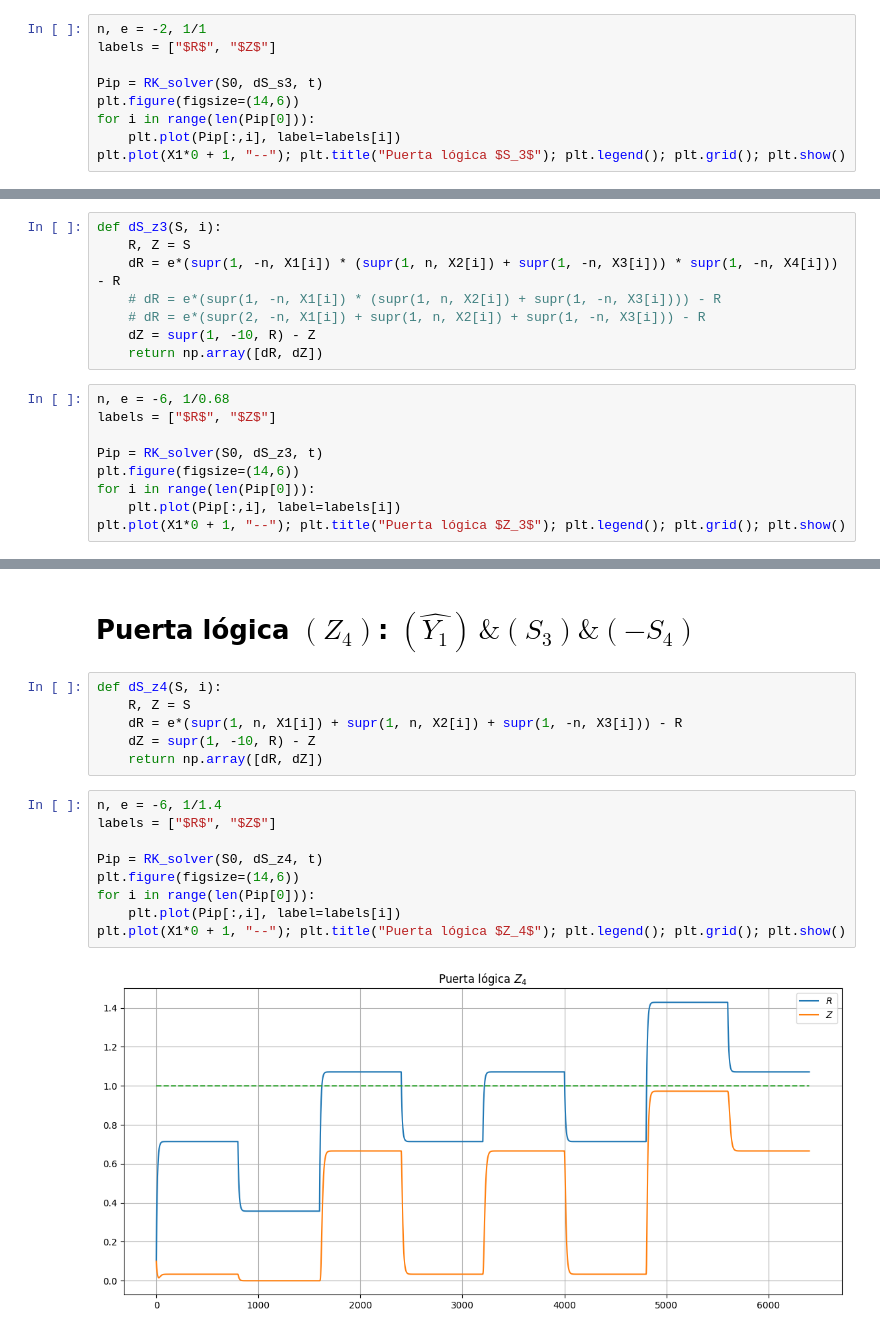
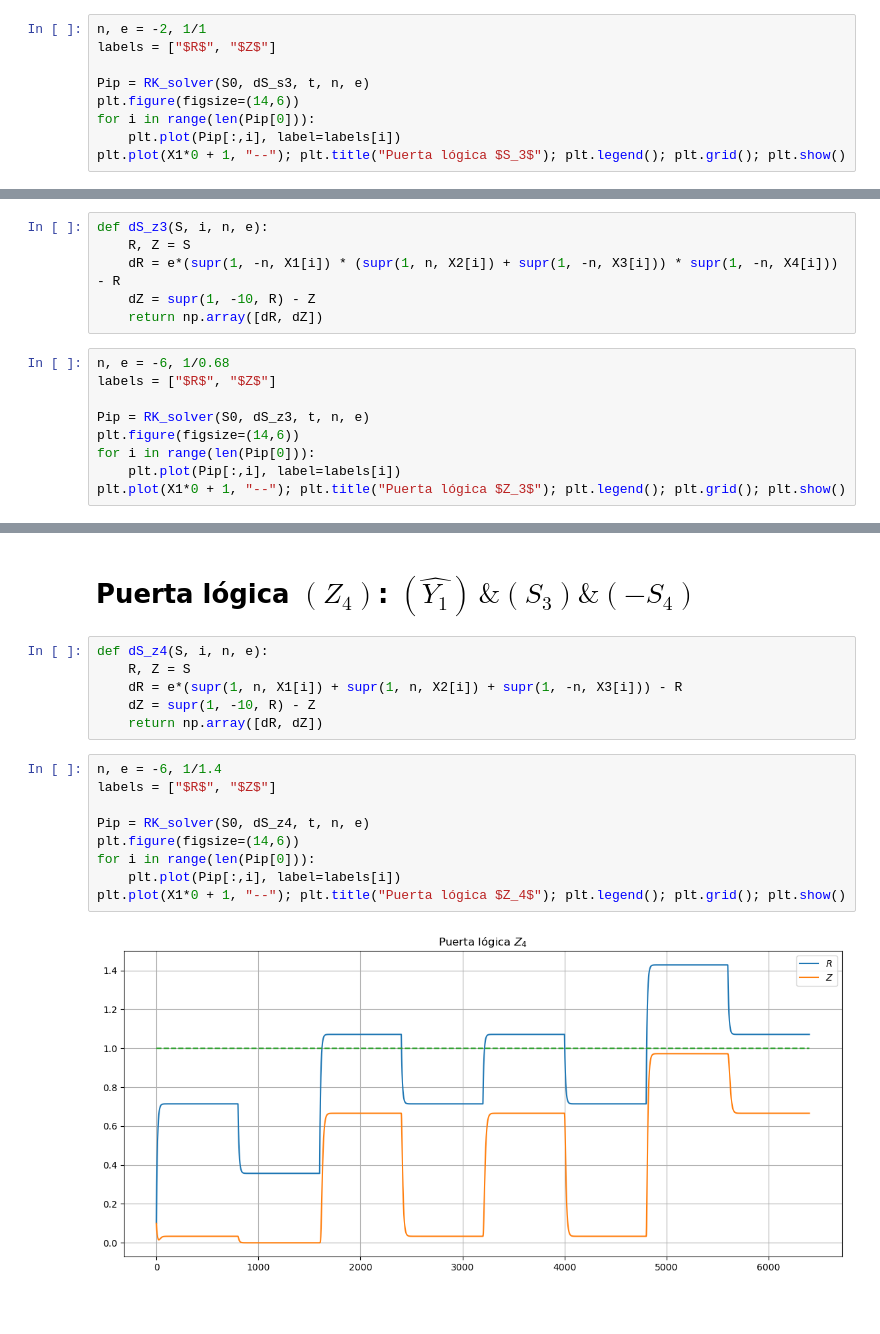
Before and after one commit to joshbrx/biomath_model, a Jupyter notebook: Simulaciones/puertas_logicas.ipynb, the cells around one changed output, grey strips where cells are left out. Saved outputs shown, nothing was run; the diff lists cells and outputs as text; blank space fills up the shorter version.

```diff
--- a/Simulaciones/puertas_logicas.ipynb
+++ b/Simulaciones/puertas_logicas.ipynb
@@ -217,7 +217,7 @@ def dS_s3(S, i):
 n, e = -2, 1/1
 labels = ["$R$", "$Z$"]
 
-Pip = RK_solver(S0, dS_s3, t)
+Pip = RK_solver(S0, dS_s3, t, n, e)
 plt.figure(figsize=(14,6))
 for i in range(len(Pip[0])):
     plt.plot(Pip[:,i], label=labels[i])
@@ -227,18 +227,16 @@ plt.plot(X1*0 + 1, "--"); plt.title("Puerta lógica $S_3$"); plt.legend(); plt.g
 # %% [markdown]
 # Puerta lógica $(Z_3)$: $(-S_3\ )\ \&\ (\ S_2\ |-S_4\ )\ \&\ (-Z_3\ )$
 # %%
-def dS_z3(S, i):
+def dS_z3(S, i, n, e):
     R, Z = S
     dR = e*(supr(1, -n, X1[i]) * (supr(1, n, X2[i]) + supr(1, -n, X3[i])) * supr(1, -n, X4[i])) - R
-    # dR = e*(supr(1, -n, X1[i]) * (supr(1, n, X2[i]) + supr(1, -n, X3[i]))) - R
-    # dR = e*(supr(2, -n, X1[i]) + supr(1, n, X2[i]) + supr(1, -n, X3[i])) - R
     dZ = supr(1, -10, R) - Z
     return np.array([dR, dZ])
 # %%
 n, e = -6, 1/0.68
 labels = ["$R$", "$Z$"]
 
-Pip = RK_solver(S0, dS_z3, t)
+Pip = RK_solver(S0, dS_z3, t, n, e)
 plt.figure(figsize=(14,6))
 for i in range(len(Pip[0])):
     plt.plot(Pip[:,i], label=labels[i])
@@ -248,7 +246,7 @@ plt.plot(X1*0 + 1, "--"); plt.title("Puerta lógica $Z_3$"); plt.legend(); plt.g
 # %% [markdown]
 # Puerta lógica $(Z_4)$: $(\hat{Y_1})\,\&\left(S_3\right)\&\left(-S_4\right)$
 # %%
-def dS_z4(S, i):
+def dS_z4(S, i, n, e):
     R, Z = S
     dR = e*(supr(1, n, X1[i]) + supr(1, n, X2[i]) + supr(1, -n, X3[i])) - R
     dZ = supr(1, -10, R) - Z
@@ -256,11 +254,11 @@ def dS_z4(S, i):
 # %%
 n, e = -6, 1/1.4
 labels = ["$R$", "$Z$"]
 
-Pip = RK_solver(S0, dS_z4, t)
+Pip = RK_solver(S0, dS_z4, t, n, e)
 plt.figure(figsize=(14,6))
 for i in range(len(Pip[0])):
     plt.plot(Pip[:,i], label=labels[i])
 plt.plot(X1*0 + 1, "--"); plt.title("Puerta lógica $Z_4$"); plt.legend(); plt.grid(); plt.show()
 # %% [output]
-[figure, old version]
+[figure, new version]
```
Also changed, not shown: parts of 20 cells of this notebook.
